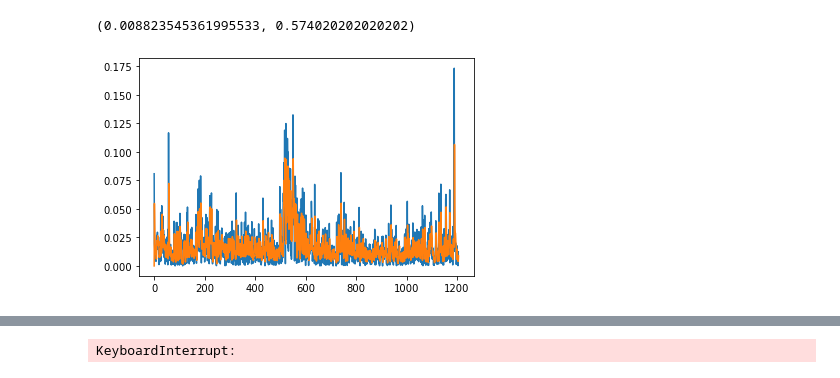
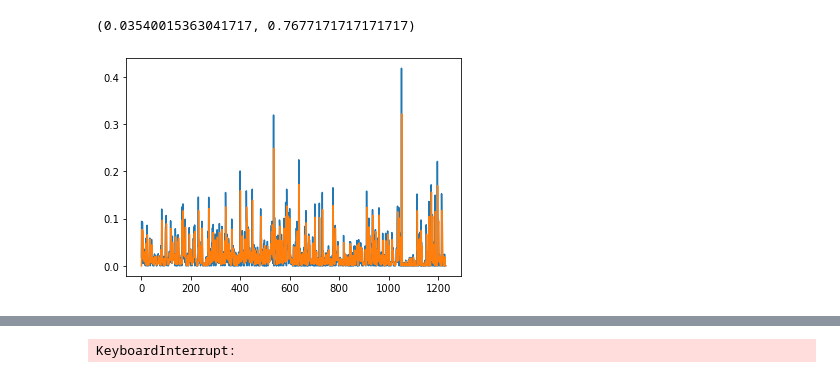
Before and after one commit to Wolvpak/ProjetFinance, a Jupyter notebook: volatility.ipynb, the cells around one changed output, grey strips where cells are left out. Saved outputs shown, nothing was run; the diff lists cells and outputs as text; code cells hidden in the pictures.

```diff
--- a/volatility.ipynb
+++ b/volatility.ipynb
@@ -168,10 +176,10 @@ custom_volatility(y,40,np.linspace(0.01,0.8,num=100),40)
 # %%
 # probleme dans le stockage du s je pense comprend pas pq on a une valeur a chaque instant
 y = np.log(data['Close']).diff().dropna()
-DD_volatility(y,10,np.linspace(0.001,0.8,num=100))
+DD_volatility(y,30,np.linspace(0.001,0.8,num=100))
 # %% [output]
-(0.008823545361995533, 0.574020202020202)
+(0.03540015363041717, 0.7677171717171717)
-[figure, old version]
+[figure, new version]
 # %%
 custom_volatility(y,10,np.linspace(0.001,0.8,num=100),15)
 # %% [output]
```
Also changed, not shown: parts of 6 cells of this notebook, 6 other files.
